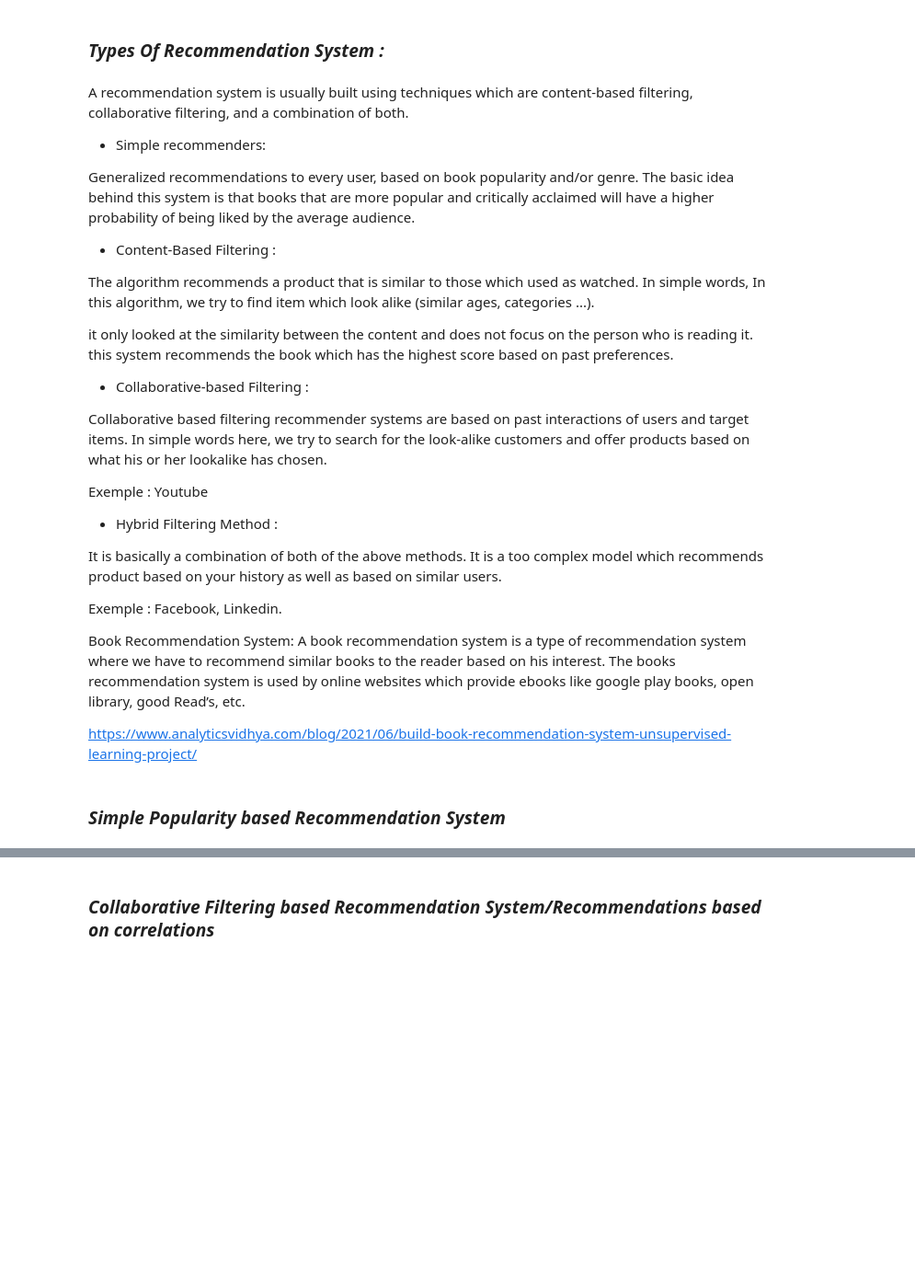
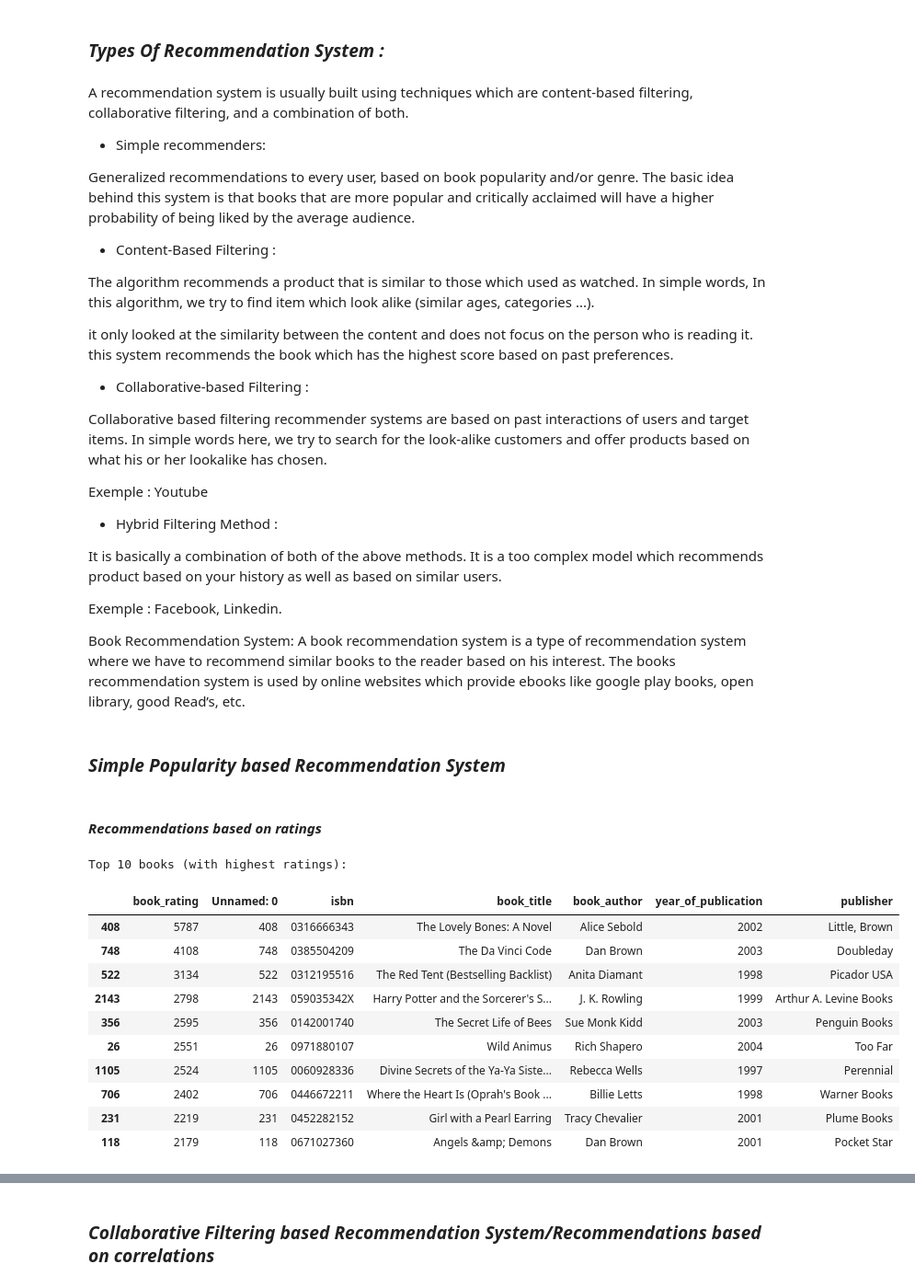
Before and after one commit to SophieHubert/Recommended-Reading, a Jupyter notebook: Working/03 - Recommendation .ipynb, the cells around one changed output, grey strips where cells are left out. Shown at 92% size. Cells and saved outputs as stored; diff of their text form; code cells hidden in the pictures; blank space fills up the shorter version.

```diff
--- a/Working/03 - Recommendation .ipynb
+++ b/Working/03 - Recommendation .ipynb
@@ -204,9 +233,26 @@ Exemple : Facebook, Linkedin.
 
 Book Recommendation System:
 A book recommendation system is a type of recommendation system where we have to recommend similar books to the reader based on his interest. The books recommendation system is used by online websites which provide ebooks like google play books, open library, good Read’s, etc.
-
-
-https://www.analyticsvidhya.com/blog/2021/06/build-book-recommendation-system-unsupervised-learning-project/
 # %% [markdown]
 ### _Simple Popularity based Recommendation System_
+# %% [markdown]
+#### _Recommendations based on ratings_
+# %%
+ratings_count = pd.DataFrame(ratings_explicit.groupby(['isbn'])['book_rating'].sum())
+top10 = ratings_count.sort_values('book_rating', ascending = False).head(10)
+print ("Top 10 books (with highest ratings):")
+top10.merge(books, left_index = True, right_on = 'isbn')
+# %% [output]
+Top 10 books (with highest ratings):
+|  | book_rating | Unnamed: 0 | isbn | book_title | book_author | year_of_publication | publisher |
+| 408 | 5787 | 408 | 0316666343 | The Lovely Bones: A Novel | Alice Sebold | 2002 | Little, Brown |
+| 748 | 4108 | 748 | 0385504209 | The Da Vinci Code | Dan Brown | 2003 | Doubleday |
+| 522 | 3134 | 522 | 0312195516 | The Red Tent (Bestselling Backlist) | Anita Diamant | 1998 | Picador USA |
+| 2143 | 2798 | 2143 | 059035342X | Harry Potter and the Sorcerer's S... | J. K. Rowling | 1999 | Arthur A. Levine Books |
+| 356 | 2595 | 356 | 0142001740 | The Secret Life of Bees | Sue Monk Kidd | 2003 | Penguin Books |
+| 26 | 2551 | 26 | 0971880107 | Wild Animus | Rich Shapero | 2004 | Too Far |
+| 1105 | 2524 | 1105 | 0060928336 | Divine Secrets of the Ya-Ya Siste... | Rebecca Wells | 1997 | Perennial |
+| 706 | 2402 | 706 | 0446672211 | Where the Heart Is (Oprah's Book ... | Billie Letts | 1998 | Warner Books |
+| 231 | 2219 | 231 | 0452282152 | Girl with a Pearl Earring | Tracy Chevalier | 2001 | Plume Books |
+| 118 | 2179 | 118 | 0671027360 | Angels &amp; Demons | Dan Brown | 2001 | Pocket Star |
 # %% [markdown]
```
Also changed, not shown: parts of 104 cells of this notebook, 3 other files.
